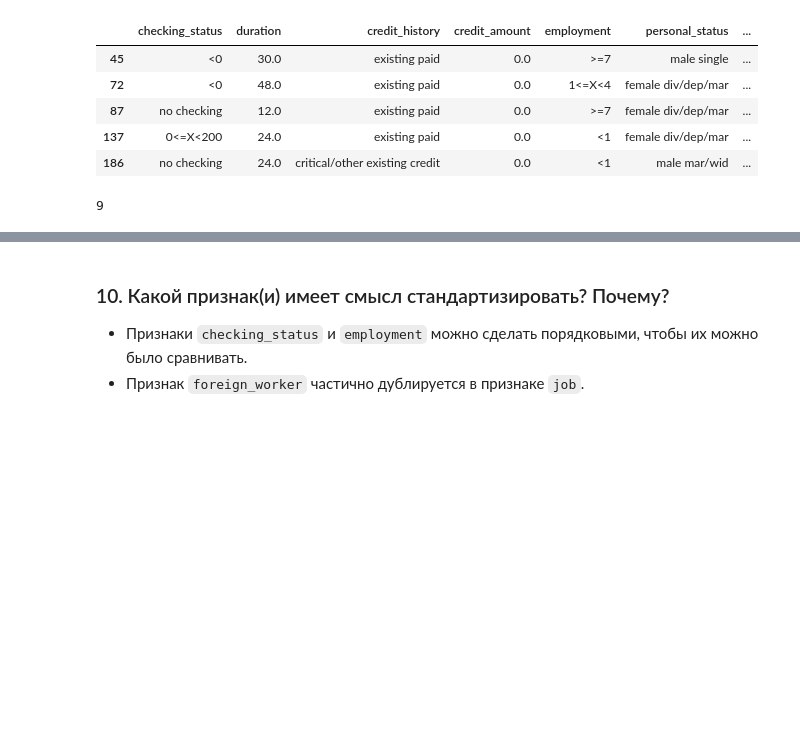
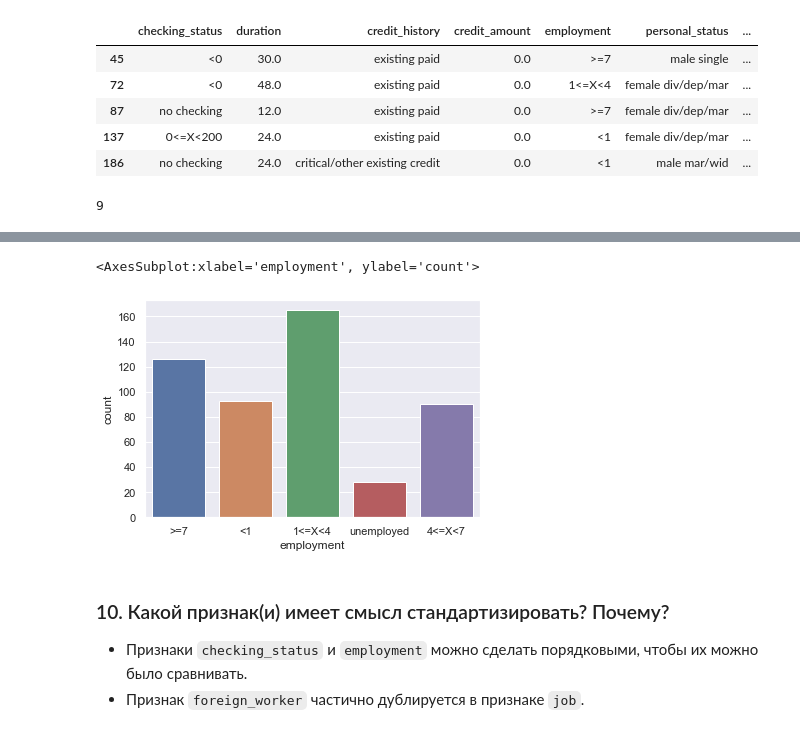
Before and after one commit to Donutellko/IAD, a Jupyter notebook: HW_1/lab1_task.ipynb, the cells around one changed output, grey strips where cells are left out. Drawn from its saved outputs; the diff is of its cells as text; code cells hidden in the pictures; blank space fills up the shorter version.

```diff
--- a/HW_1/lab1_task.ipynb
+++ b/HW_1/lab1_task.ipynb
@@ -302,0 +321,6 @@ credited_filled[]
+# %%
+# номинальная (порядковая)
+sns.countplot(credit_df.employment)
+# %% [output]
+<AxesSubplot:xlabel='employment', ylabel='count'>
+[figure, added]
```
Also changed, not shown: parts of 20 cells of this notebook.
